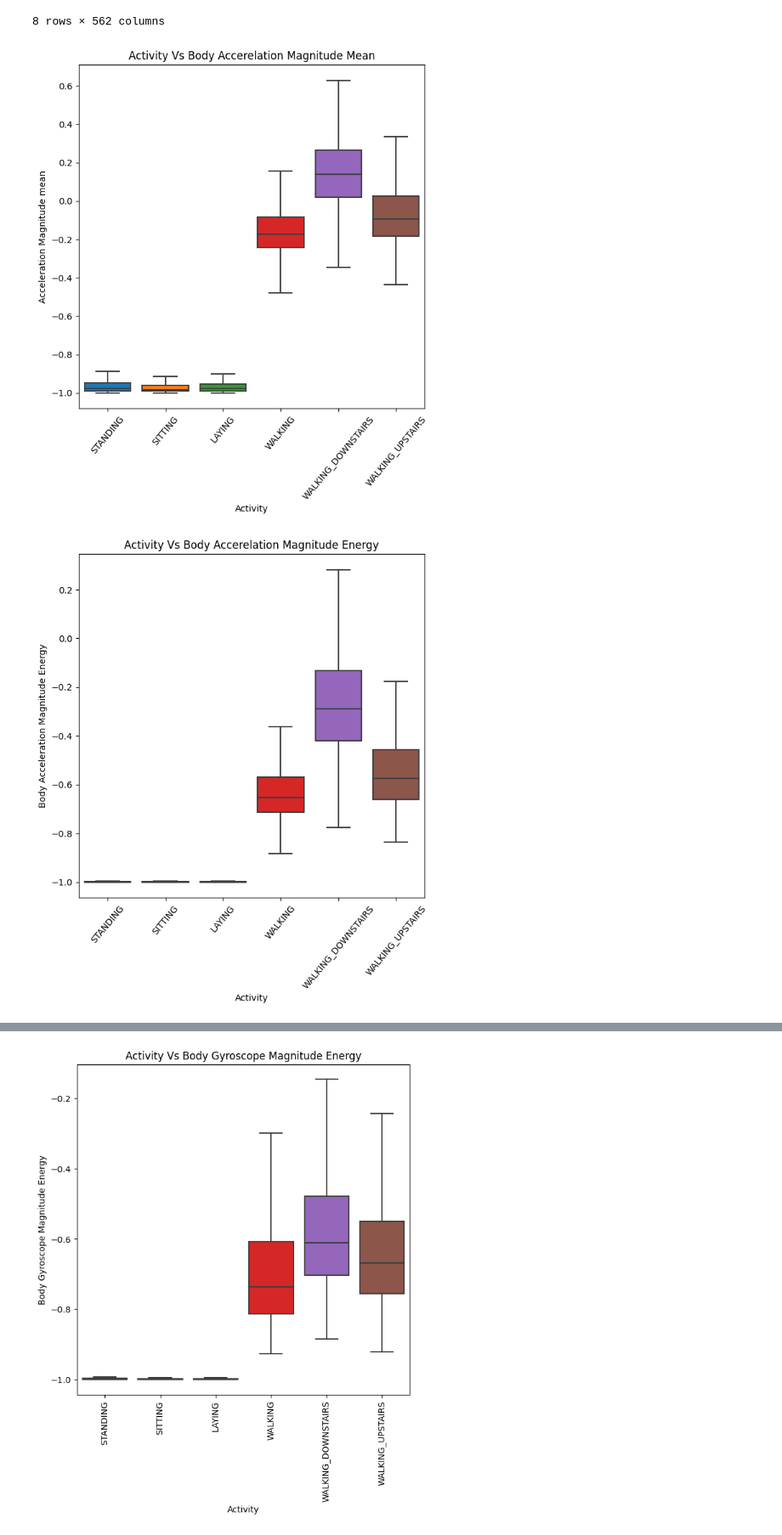
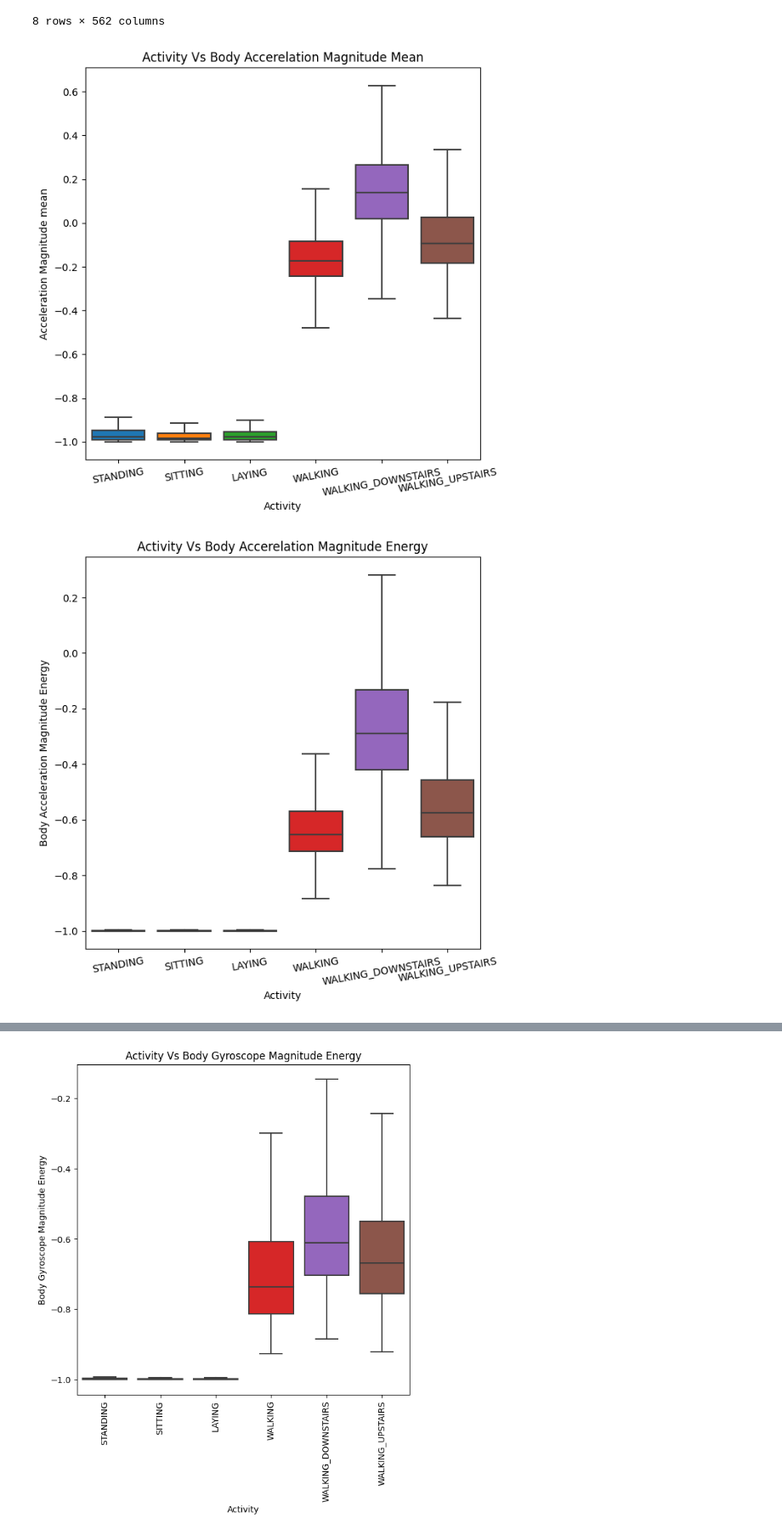
Before and after one commit to mosemb/HumanActivityRecognition, a Jupyter notebook: Har.ipynb, the cells around one changed output, grey strips where cells are left out. Shown at 85% size. Drawn from its saved outputs; the diff is of its cells as text; code cells hidden in the pictures.

```diff
--- a/Har.ipynb
+++ b/Har.ipynb
@@ -115,15 +115,15 @@ df.describe()
 # %%
 plt.figure(figsize=(7,7))
 plt.title("Activity Vs Body Accerelation Magnitude Mean")
 sns.boxplot(x='Activity', y='tBodyAccMag-mean()',data=df, showfliers=False, saturation=1)
 plt.ylabel('Acceleration Magnitude mean')
 #plt.axhline(y=-0.7, xmin=0.1, xmax=0.9,dashes=(5,5), c='g')
 #plt.axhline(y=-0.05, xmin=0.4, dashes=(5,5), c='m')
-plt.xticks(rotation=50)
+plt.xticks(rotation=10)
 plt.savefig('ActivityVsBodyAccerelation.png')
 plt.show()
 # %% [output]
-[figure, old version]
+[figure, new version]
 # %%
 plt.figure(figsize=(7,7))
 plt.title("Activity Vs Body Accerelation Magnitude Energy")
@@ -131,11 +131,11 @@ sns.boxplot(x='Activity', y='tBodyAccMag-energy()',data=df, showfliers=False, sa
 plt.ylabel('Body Acceleration Magnitude Energy')
 #plt.axhline(y=-0.7, xmin=0.1, xmax=0.9,dashes=(5,5), c='g')
 #plt.axhline(y=-0.05, xmin=0.4, dashes=(5,5), c='m')
-plt.xticks(rotation=50)
+plt.xticks(rotation=10)
 plt.savefig('ActivityVsBodyAccerelationEnergy.png')
 plt.show()
 # %% [output]
-[figure, old version]
+[figure, new version]
 # %%
 plt.figure(figsize=(7,7))
 plt.title("Activity Vs Body Gyroscope Magnitude Mean")
```
Also changed, not shown: parts of 8 cells of this notebook, 5 other files.
